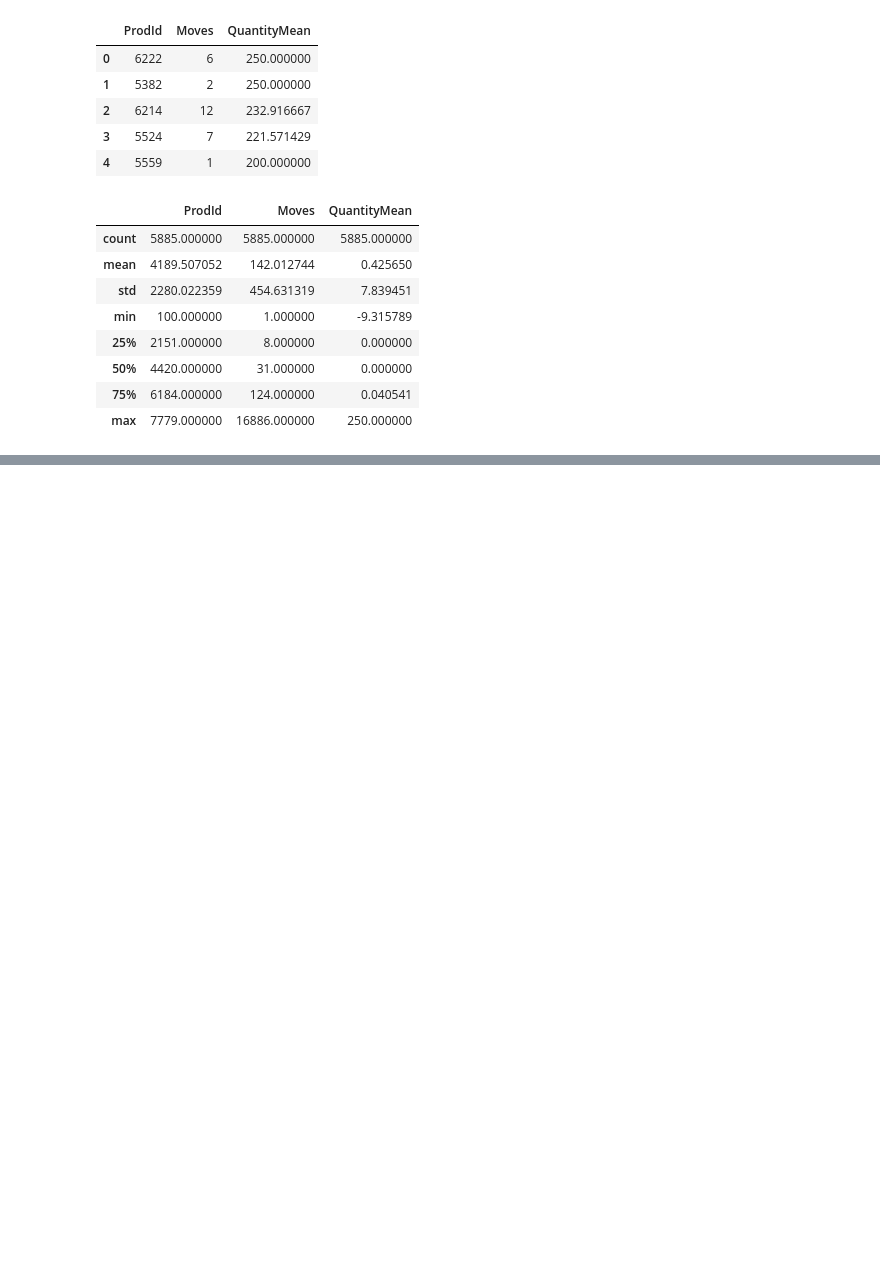
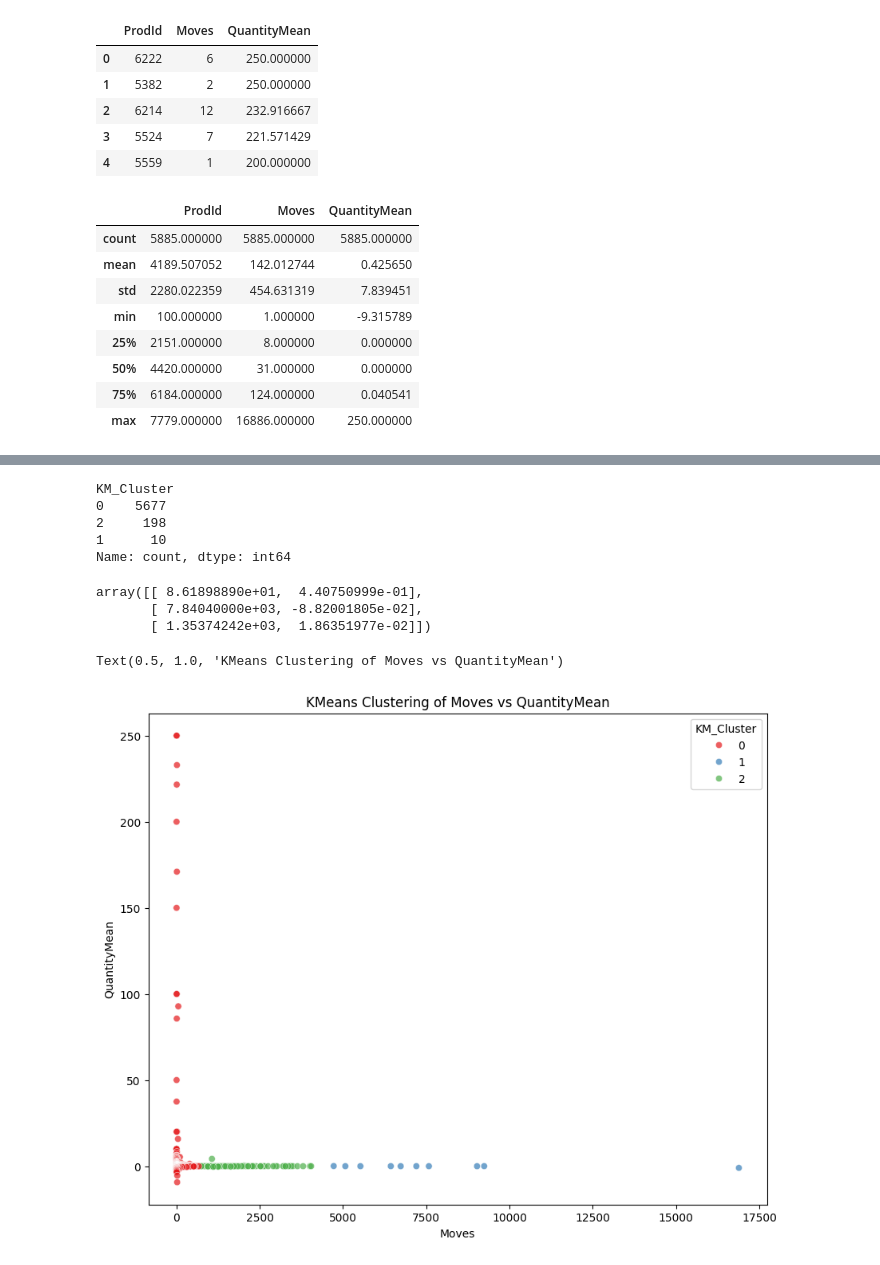
Before and after one commit to Fenokely/projetia_iasm1, a Jupyter notebook: data_process/data_process.ipynb, the cells around one changed output, grey strips where cells are left out. Saved outputs shown, nothing was run; the diff lists cells and outputs as text; code cells hidden in the pictures; blank space fills up the shorter version.

```diff
--- a/data_process/data_process.ipynb
+++ b/data_process/data_process.ipynb
@@ -477,0 +291,4 @@ plt.plot(df4)
+# %%
+# Assign the cluster labels to the DataFrame
+s_2['KM_Cluster'] = km.labels_
+s_2.head()
@@ -477,0 +302,30 @@ plt.plot(df4)
+# %%
+# Afficher les valeurs uniques des clusters
+s_2['KM_Cluster'].value_counts()
+# %% [output]
+KM_Cluster
+0    5677
+2     198
+1      10
+Name: count, dtype: int64
+# %%
+km.cluster_centers_
+# %% [output]
+array([[ 8.61898890e+01,  4.40750999e-01],
+       [ 7.84040000e+03, -8.82001805e-02],
+       [ 1.35374242e+03,  1.86351977e-02]])
+# %%
+plt.figure(figsize=(10, 8))
+ax = sns.scatterplot(
+    data=s_2,
+    x='Moves',
+    y='QuantityMean',
+    hue='KM_Cluster',
+    palette='Set1',
+    sizes=(20, 200),
+    alpha=0.7
+)
+ax.set_title('KMeans Clustering of Moves vs QuantityMean')
+# %% [output]
+Text(0.5, 1.0, 'KMeans Clustering of Moves vs QuantityMean')
+[figure, added]
```
Also changed, not shown: parts of 41 cells of this notebook, 1 other file.
